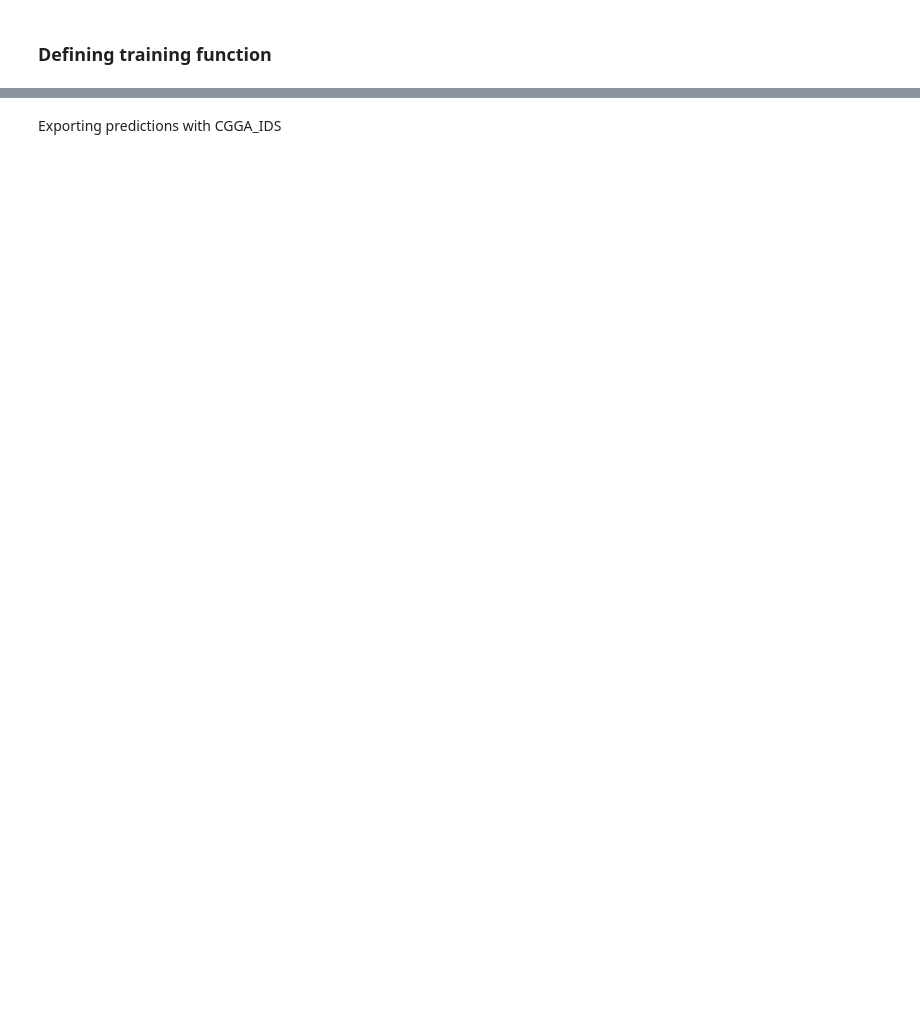
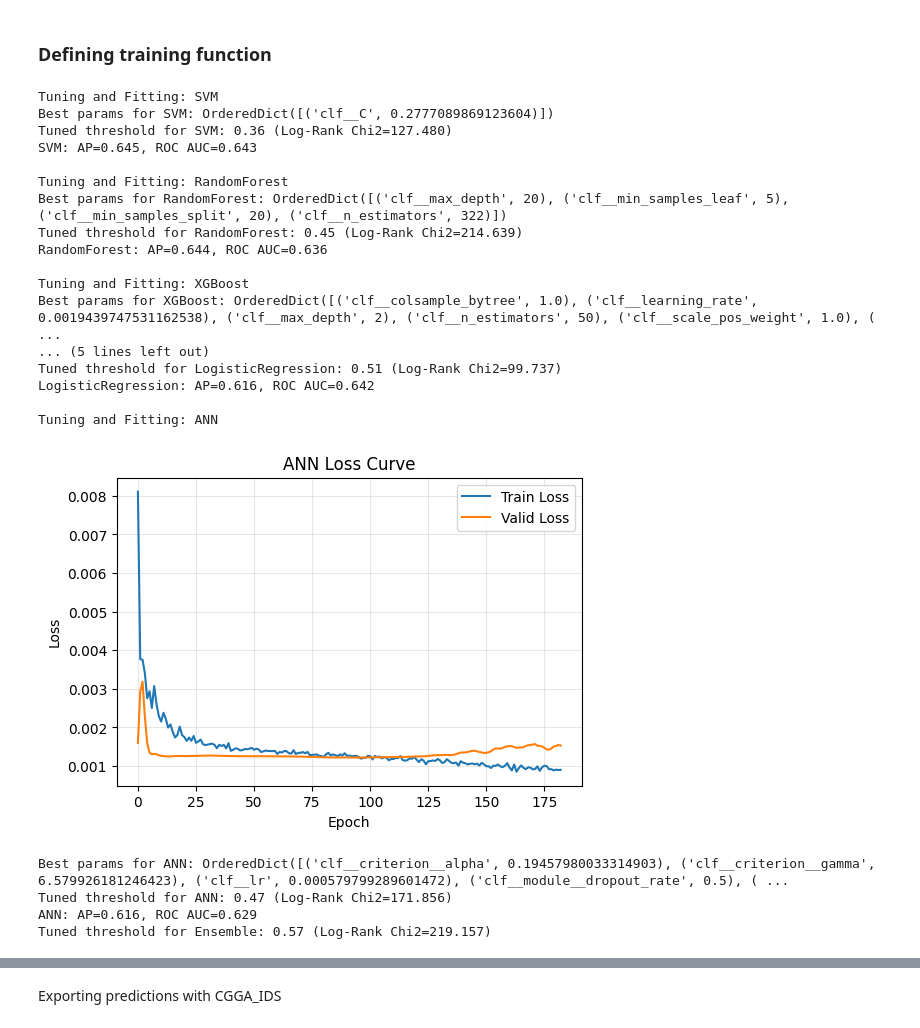
Before and after one commit to JackWJW/LGG_Prognosis_Prediction, a Jupyter notebook: TCGA_Model_Training_CGGA_Validation.ipynb, the cells around one changed output, grey strips where cells are left out. Drawn from its saved outputs; the diff is of its cells as text; code cells hidden in the pictures; blank space fills up the shorter version.

```diff
--- a/TCGA_Model_Training_CGGA_Validation.ipynb
+++ b/TCGA_Model_Training_CGGA_Validation.ipynb
@@ -264,7 +605,7 @@ def train_evaluate_model(random_state=42,inner_folds=3,inner_iterations=25,ANN_i
     N_JOBS = -1
 
     # Downloading TCGA Data (Training)
-    TCGA_URL = "./iMAT_integrated_data/TCGA_iMAT_integrated_df_5.csv"
+    TCGA_URL = "./iMAT_integrated_data/TCGA_iMAT_integrated_df_20.csv"
     TCGA = pd.read_csv(TCGA_URL).drop(columns=["sample"])
     TCGA = TCGA.dropna()
     TCGA_OS = TCGA[["OS", "OS.time"]]
@@ -335,7 +676,7 @@ def train_evaluate_model(random_state=42,inner_folds=3,inner_iterations=25,ANN_i
             random_state=RANDOM_STATE,
             n_jobs=n_jobs,
             refit=True,
-            #optimizer_kwargs={'n_initial_points': 50}
+            optimizer_kwargs={'n_initial_points': 50}
         )
 
         # Fitting
@@ -485,5 +826,28 @@ def train_evaluate_model(random_state=42,inner_folds=3,inner_iterations=25,ANN_i
 
     return summary_df, curves_summary, metrics_results, metrics_df, survival_results, y_CGGA
 # %%
-summary_df, curves_summary, metrics_results, metrics_df, survival_results, y_CGGA = train_evaluate_model(random_state=24,inner_folds=3,inner_iterations=5,ANN_iterations=5)
+summary_df, curves_summary, metrics_results, metrics_df, survival_results, y_CGGA = train_evaluate_model(random_state=24,inner_folds=5,inner_iterations=100,ANN_iterations=100)
+# %% [output]
+Tuning and Fitting: SVM
+Best params for SVM: OrderedDict([('clf__C', 0.2777089869123604)])
+Tuned threshold for SVM: 0.36 (Log-Rank Chi2=127.480)
+SVM: AP=0.645, ROC AUC=0.643
+
+Tuning and Fitting: RandomForest
+Best params for RandomForest: OrderedDict([('clf__max_depth', 20), ('clf__min_samples_leaf', 5), ('clf__min_samples_split', 20), ('clf__n_estimators', 322)])
+Tuned threshold for RandomForest: 0.45 (Log-Rank Chi2=214.639)
+RandomForest: AP=0.644, ROC AUC=0.636
+
+Tuning and Fitting: XGBoost
+Best params for XGBoost: OrderedDict([('clf__colsample_bytree', 1.0), ('clf__learning_rate', 0.0019439747531162538), ('clf__max_depth', 2), ('clf__n_estimators', 50), ('clf__scale_pos_weight', 1.0), ( ...
+... (5 lines left out)
+Tuned threshold for LogisticRegression: 0.51 (Log-Rank Chi2=99.737)
+LogisticRegression: AP=0.616, ROC AUC=0.642
+
+Tuning and Fitting: ANN
+[figure, added]
+Best params for ANN: OrderedDict([('clf__criterion__alpha', 0.19457980033314903), ('clf__criterion__gamma', 6.579926181246423), ('clf__lr', 0.000579799289601472), ('clf__module__dropout_rate', 0.5), ( ...
+Tuned threshold for ANN: 0.47 (Log-Rank Chi2=171.856)
+ANN: AP=0.616, ROC AUC=0.629
+Tuned threshold for Ensemble: 0.57 (Log-Rank Chi2=219.157)
 # %%
```
Also changed, not shown: parts of 11 cells of this notebook, 6 other files.
